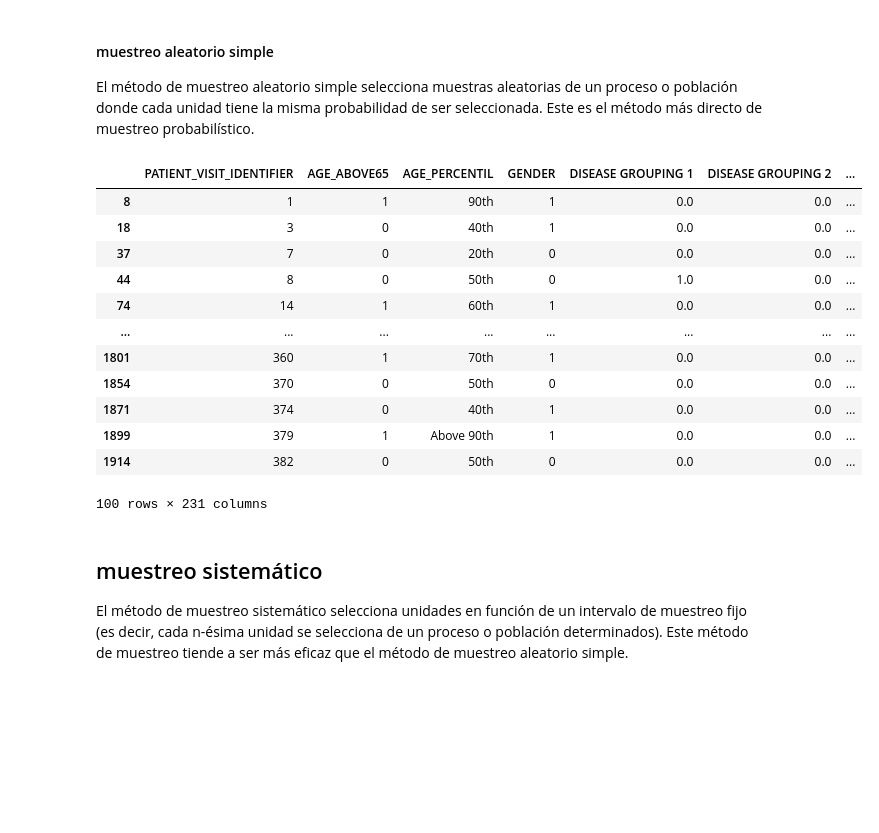
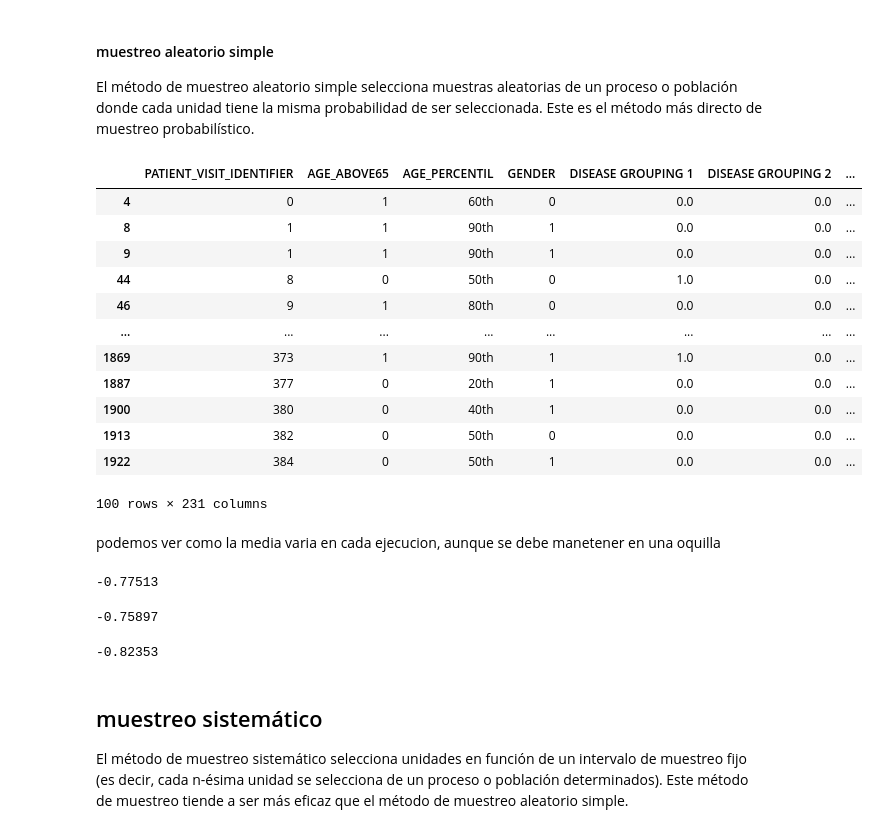
Before and after one commit to mmarcrr/S05T01, a Jupyter notebook: S05T01.ipynb, the cells around one changed output. Cells and saved outputs as stored; diff of their text form; code cells hidden in the pictures; blank space fills up the shorter version.

```diff
--- a/S05T01.ipynb
+++ b/S05T01.ipynb
@@ -66,28 +66,44 @@ Casos en los que todas las unidades de una población dada tienen la misma proba
 #### muestreo aleatorio simple
 
 El método de muestreo aleatorio simple selecciona muestras aleatorias de un proceso o población donde cada unidad tiene la misma probabilidad de ser seleccionada. Este es el método más directo de muestreo probabilístico.
+# %%
+# usamos la funcion sample para coger 100 valores aletorios del dataframe
+simple_random_sample = df.sample(n=100).sort_values(by='PATIENT_VISIT_IDENTIFIER')
+
+# mostramos los datos
+simple_random_sample
+# %% [output]
+|  | PATIENT_VISIT_IDENTIFIER | AGE_ABOVE65 | AGE_PERCENTIL | GENDER | DISEASE GROUPING 1 | DISEASE GROUPING 2 | ... |
+| 4 | 0 | 1 | 60th | 0 | 0.0 | 0.0 | ... |
+| 8 | 1 | 1 | 90th | 1 | 0.0 | 0.0 | ... |
+| 9 | 1 | 1 | 90th | 1 | 0.0 | 0.0 | ... |
+| 44 | 8 | 0 | 50th | 0 | 1.0 | 0.0 | ... |
+| 46 | 9 | 1 | 80th | 0 | 0.0 | 0.0 | ... |
+| ... | ... | ... | ... | ... | ... | ... | ... |
+| 1869 | 373 | 1 | 90th | 1 | 1.0 | 0.0 | ... |
+| 1887 | 377 | 0 | 20th | 1 | 0.0 | 0.0 | ... |
+| 1900 | 380 | 0 | 40th | 1 | 0.0 | 0.0 | ... |
+| 1913 | 382 | 0 | 50th | 0 | 0.0 | 0.0 | ... |
+| 1922 | 384 | 0 | 50th | 1 | 0.0 | 0.0 | ... |
+100 rows × 231 columns
+# %% [markdown]
+podemos ver como la media varia en cada ejecucion, aunque se debe manetener en una oquilla
+# %%
+# calculamos la media con redondeo a 5
+simple_random_sample = df.sample(n=100).sort_values(by='PATIENT_VISIT_IDENTIFIER')
+round(simple_random_sample['TEMPERATURE_DIFF'].mean(),5)
+# %% [output]
+-0.77513
 # %%
 simple_random_sample = df.sample(n=100).sort_values(by='PATIENT_VISIT_IDENTIFIER')
-
-# Save the sample mean in a separate variable
-simple_random_mean = round(simple_random_sample['TEMPERATURE_DIFF'].mean(),3)
-
-# View sampled data frame
-simple_random_sample
+round(simple_random_sample['TEMPERATURE_DIFF'].mean(),5)
 # %% [output]
-|  | PATIENT_VISIT_IDENTIFIER | AGE_ABOVE65 | AGE_PERCENTIL | GENDER | DISEASE GROUPING 1 | DISEASE GROUPING 2 | ... |
-| 8 | 1 | 1 | 90th | 1 | 0.0 | 0.0 | ... |
-| 18 | 3 | 0 | 40th | 1 | 0.0 | 0.0 | ... |
-| 37 | 7 | 0 | 20th | 0 | 0.0 | 0.0 | ... |
-| 44 | 8 | 0 | 50th | 0 | 1.0 | 0.0 | ... |
-| 74 | 14 | 1 | 60th | 1 | 0.0 | 0.0 | ... |
-| ... | ... | ... | ... | ... | ... | ... | ... |
-| 1801 | 360 | 1 | 70th | 1 | 0.0 | 0.0 | ... |
-| 1854 | 370 | 0 | 50th | 0 | 0.0 | 0.0 | ... |
-| 1871 | 374 | 0 | 40th | 1 | 0.0 | 0.0 | ... |
-| 1899 | 379 | 1 | Above 90th | 1 | 0.0 | 0.0 | ... |
-| 1914 | 382 | 0 | 50th | 0 | 0.0 | 0.0 | ... |
-100 rows × 231 columns
+-0.75897
+# %%
+simple_random_sample = df.sample(n=100).sort_values(by='PATIENT_VISIT_IDENTIFIER')
+round(simple_random_sample['TEMPERATURE_DIFF'].mean(),5)
+# %% [output]
+-0.82353
 # %% [markdown]
 ## muestreo sistemático
 El método de muestreo sistemático selecciona unidades en función de un intervalo de muestreo fijo (es decir, cada n-ésima unidad se selecciona de un proceso o población determinados). Este método de muestreo tiende a ser más eficaz que el método de muestreo aleatorio simple.
```
Also changed, not shown: parts of 10 cells of this notebook.
